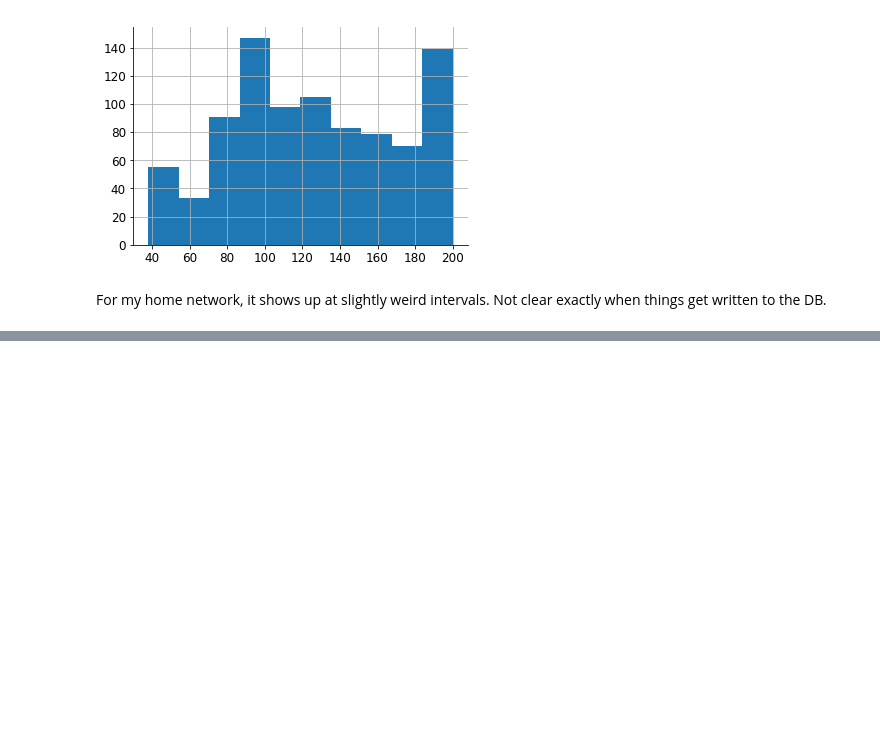
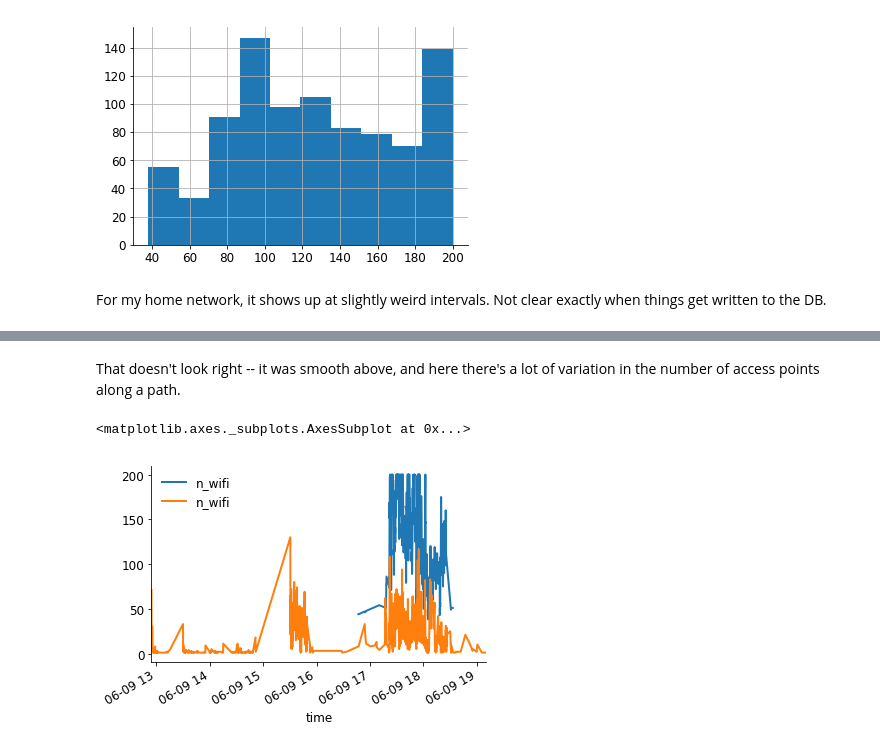
Before and after one commit to JamesSaxon/neighborhood_broadband, a Jupyter notebook: wigle.ipynb, the cells around one changed output, grey strips where cells are left out. Drawn from its saved outputs; the diff is of its cells as text; code cells hidden in the pictures; blank space fills up the shorter version.

```diff
--- a/wigle.ipynb
+++ b/wigle.ipynb
@@ -119,0 +191,10 @@ loc.query("bssid == 'c0:a0:0d:cb:8c:5b'")
+# %% [markdown]
+That doesn't look right -- it was smooth above, and here there's a lot of variation in the number of access points along a path.
+# %%
+fig, ax = plt.subplots()
+
+route  [["time", "n_wifi"]].plot(x = "time", y = "n_wifi", ax = ax)
+num_loc[["time", "n_wifi"]].plot(x = "time", y = "n_wifi", ax = ax)
+# %% [output]
+<matplotlib.axes._subplots.AxesSubplot at 0x...>
+[figure, added]
```
Also changed, not shown: parts of 16 cells of this notebook.
